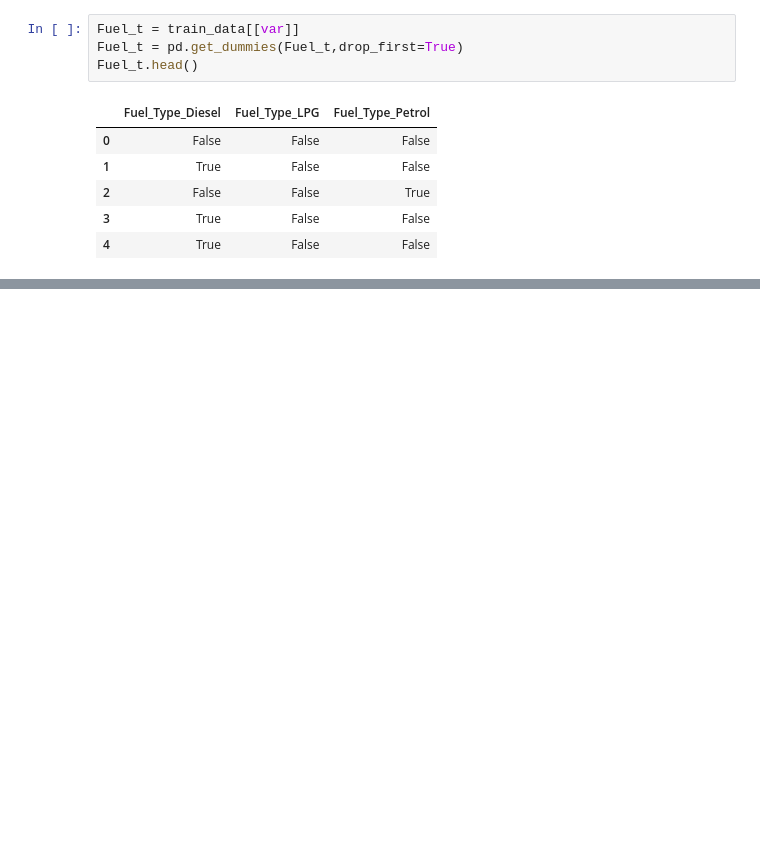
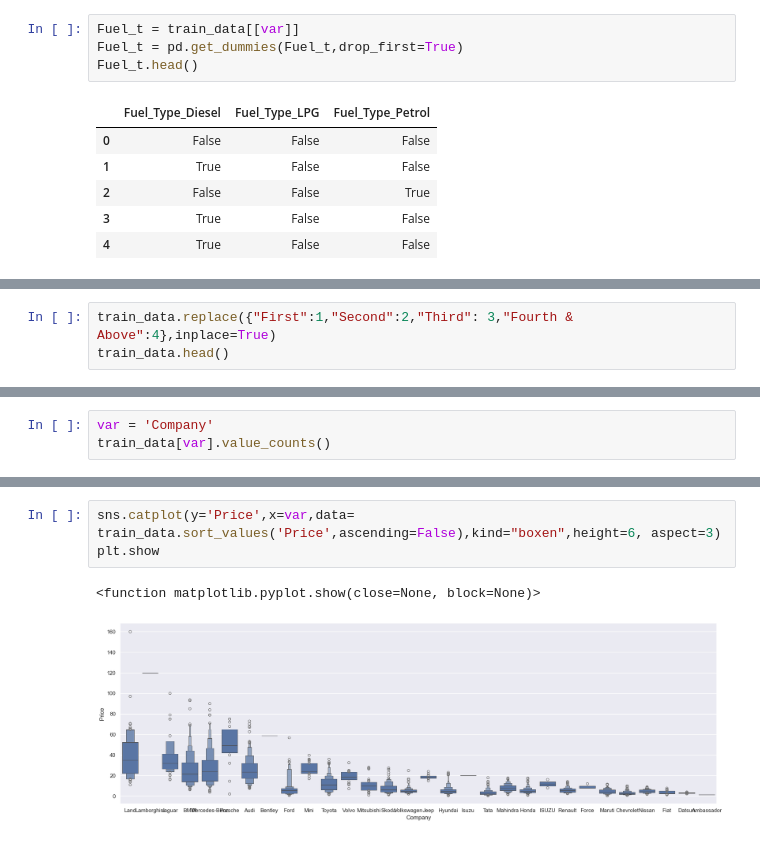
Before and after one commit to itssahilwhat/WorthWheels, a Jupyter notebook: main.ipynb, the cells around one changed output, grey strips where cells are left out. Saved outputs shown, nothing was run; the diff lists cells and outputs as text; blank space fills up the shorter version.

```diff
--- a/main.ipynb
+++ b/main.ipynb
@@ -371,0 +407,3 @@ Fuel_t.head()
+# %%
+train_data.replace({"First":1,"Second":2,"Third": 3,"Fourth & Above":4},inplace=True)
+train_data.head()
@@ -371,0 +417,3 @@ Fuel_t.head()
+# %%
+var = 'Company'
+train_data[var].value_counts()
@@ -371,0 +438,6 @@ Fuel_t.head()
+# %%
+sns.catplot(y='Price',x=var,data= train_data.sort_values('Price',ascending=False),kind="boxen",height=6, aspect=3)
+plt.show
+# %% [output]
+<function matplotlib.pyplot.show(close=None, block=None)>
+[figure, added]
```
Also changed, not shown: parts of 6 cells of this notebook.
